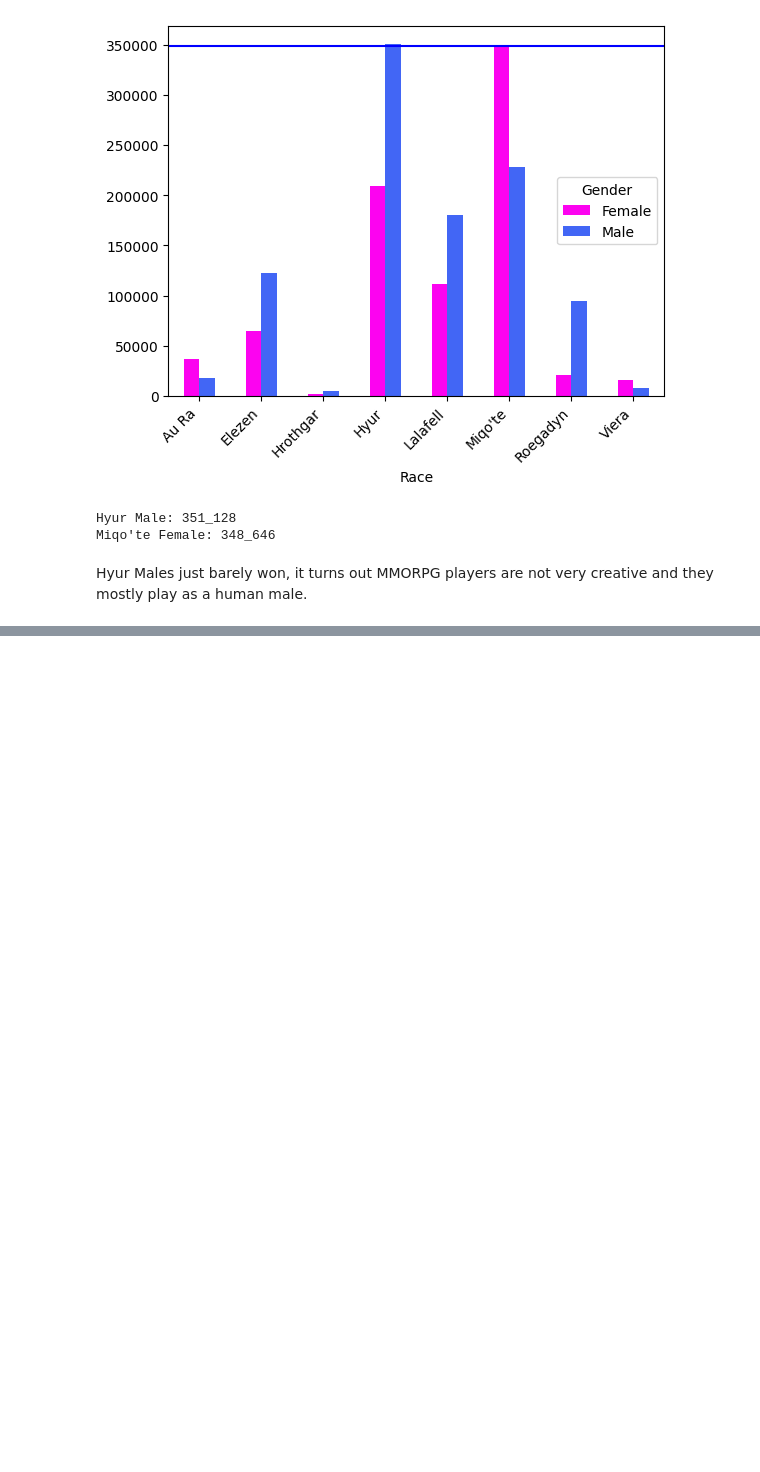
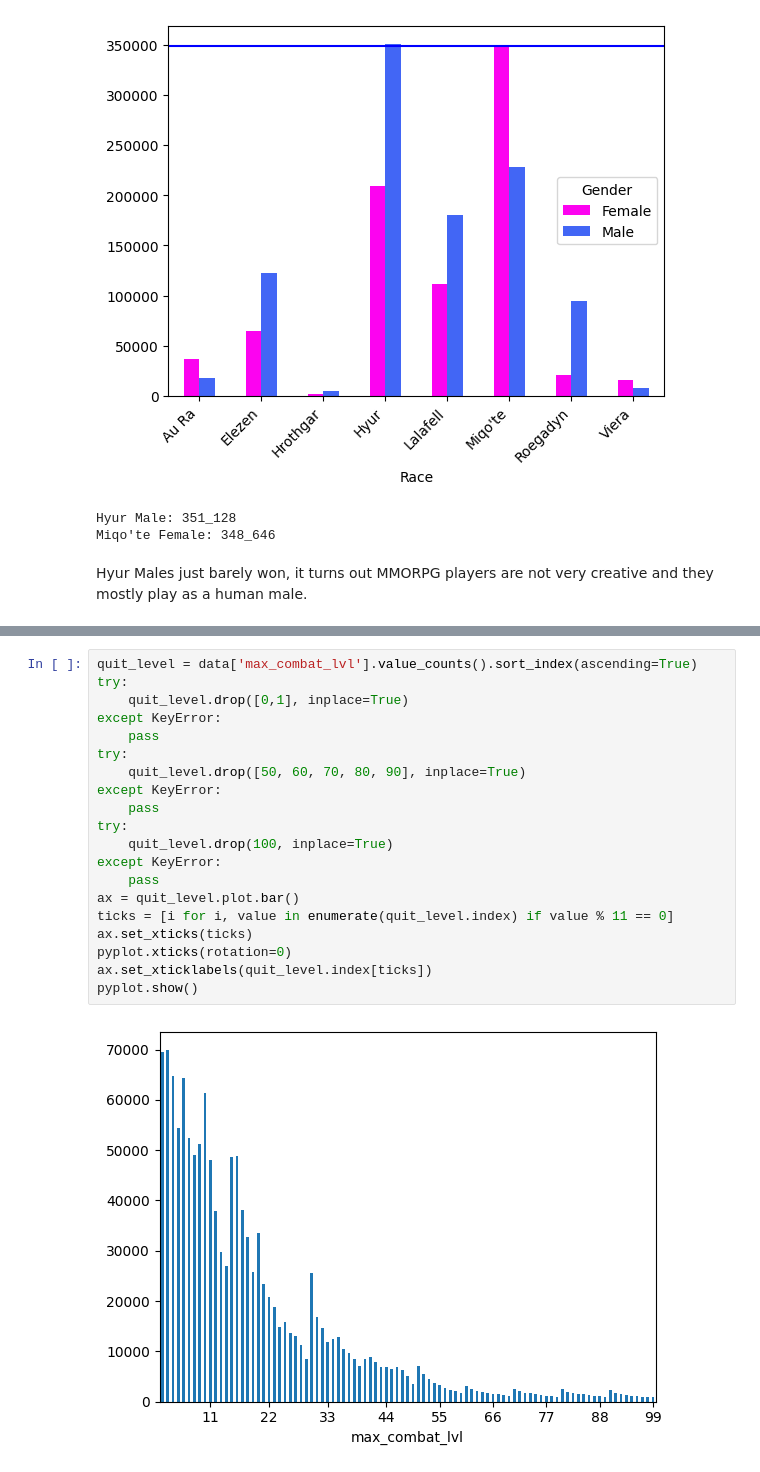
Before and after one commit to k33m0l/ffxiv-char-data, a Jupyter notebook: data/analytics/analytics.ipynb, the cells around one changed output, grey strips where cells are left out. Drawn from its saved outputs; the diff is of its cells as text; blank space fills up the shorter version.

```diff
--- a/data/analytics/analytics.ipynb
+++ b/data/analytics/analytics.ipynb
@@ -275,0 +366,22 @@ Hyur Males just barely won, it turns out MMORPG players are not very creative an
+# %%
+quit_level = data['max_combat_lvl'].value_counts().sort_index(ascending=True)
+try:
+    quit_level.drop([0,1], inplace=True)
+except KeyError:
+    pass
+try:
+    quit_level.drop([50, 60, 70, 80, 90], inplace=True)
+except KeyError:
+    pass
+try:
+    quit_level.drop(100, inplace=True)
+except KeyError:
+    pass
+ax = quit_level.plot.bar()
+ticks = [i for i, value in enumerate(quit_level.index) if value % 11 == 0]
+ax.set_xticks(ticks)
+pyplot.xticks(rotation=0)
+ax.set_xticklabels(quit_level.index[ticks])
+pyplot.show()
+# %% [output]
+[figure, added]
```
Also changed, not shown: parts of 11 cells of this notebook.
